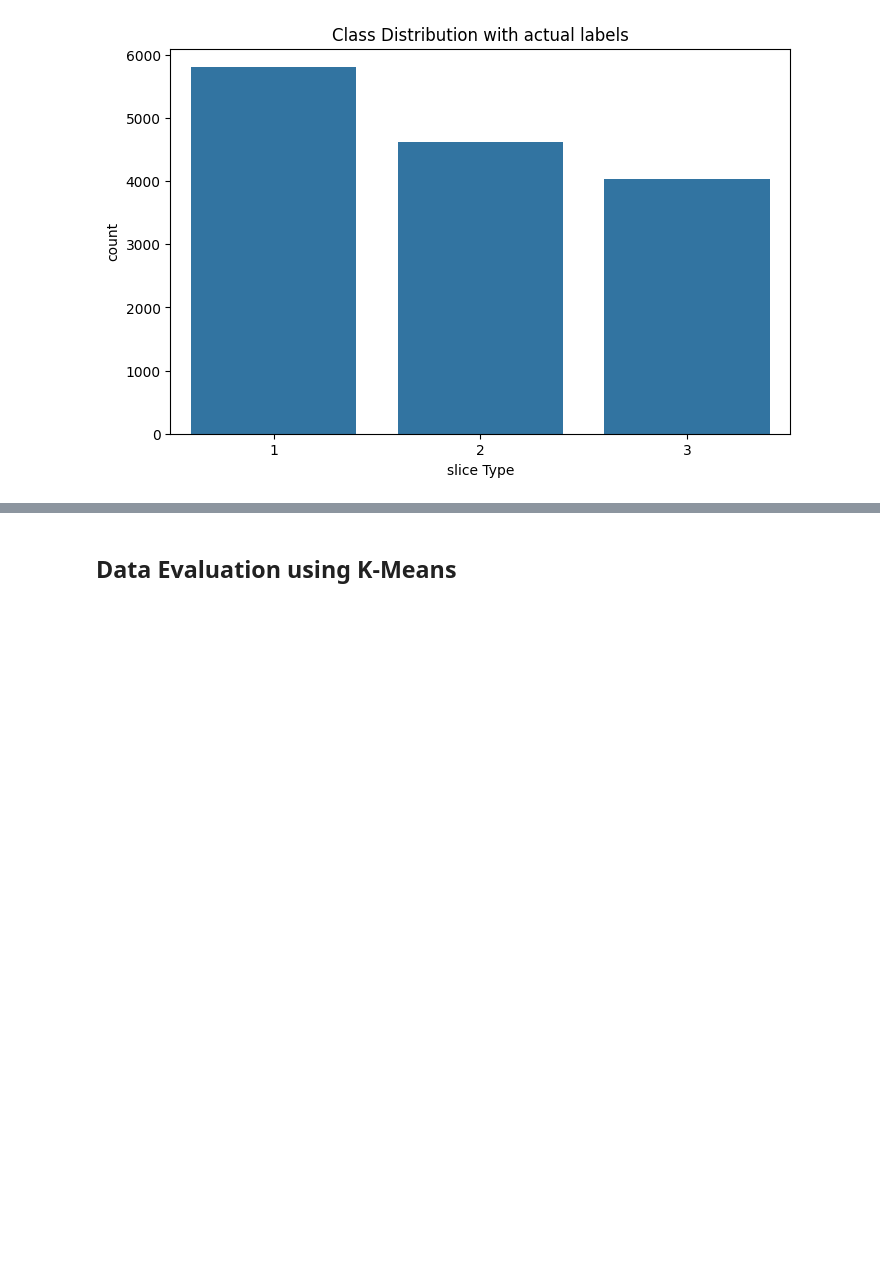
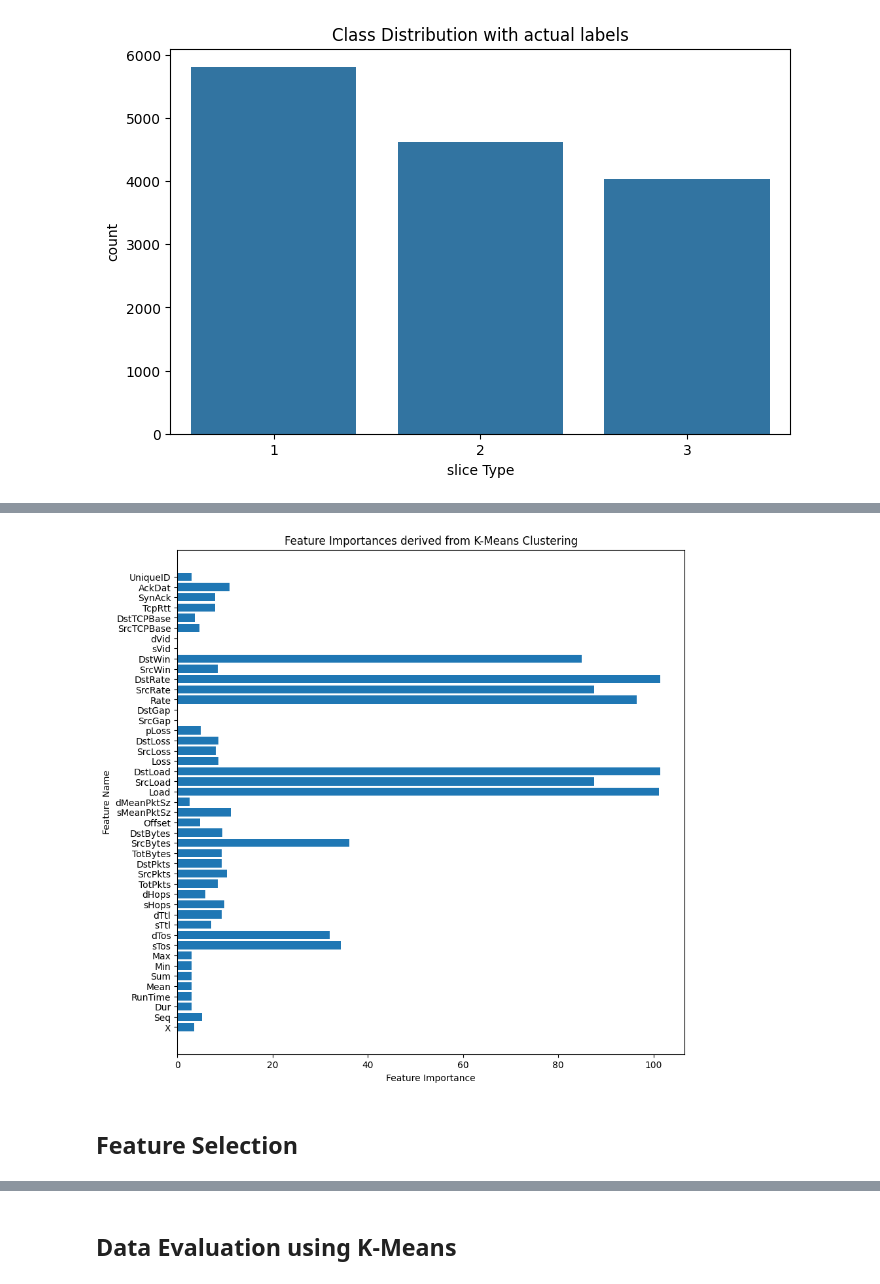
Before and after one commit to sujeshpadhi91/Network-Slicing-with-ML, a Jupyter notebook: Notebooks/Exp10 - Data_Preprocessing.ipynb, the cells around one changed output, grey strips where cells are left out. Cells and saved outputs as stored; diff of their text form; code cells hidden in the pictures; blank space fills up the shorter version.

```diff
--- a/Notebooks/Exp10 - Data_Preprocessing.ipynb
+++ b/Notebooks/Exp10 - Data_Preprocessing.ipynb
@@ -450,0 +563,20 @@ plt.show()
+# %%
+X = data.drop(columns=['slice Type'])
+features = X.columns.tolist()
+features
+y = data['slice Type']
+# %%
+# Standardize the data
+scaler = StandardScaler()
+X_scaled = scaler.fit_transform(X)
+
+# Apply K-Means clustering
+kmeans = KMeans(n_clusters=3)  # Adjust number of clusters as needed
+kmeans.fit(X_scaled)
+
+# Get cluster centers
+cluster_centers = kmeans.cluster_centers_
+
+# Calculate feature importance based on range of feature values across cluster centers
+feature_importance = X_scaled.max(axis=0) - X_scaled.min(axis=0)
+feature_importance
@@ -450,0 +596,15 @@ plt.show()
+# %%
+# Calculate feature importance based on range of feature values across cluster centers
+feature_importance = X_scaled.max(axis=0) - X_scaled.min(axis=0)
+
+# Plot feature importances
+plt.figure(figsize=(10, 10))
+plt.barh(features, feature_importance)
+plt.xlabel('Feature Importance')
+plt.ylabel('Feature Name')
+plt.title('Feature Importances derived from K-Means Clustering')
+plt.show()
+# %% [output]
+[figure, added]
+# %% [markdown]
+## **Feature Selection**
```
Also changed, not shown: parts of 38 cells of this notebook.
